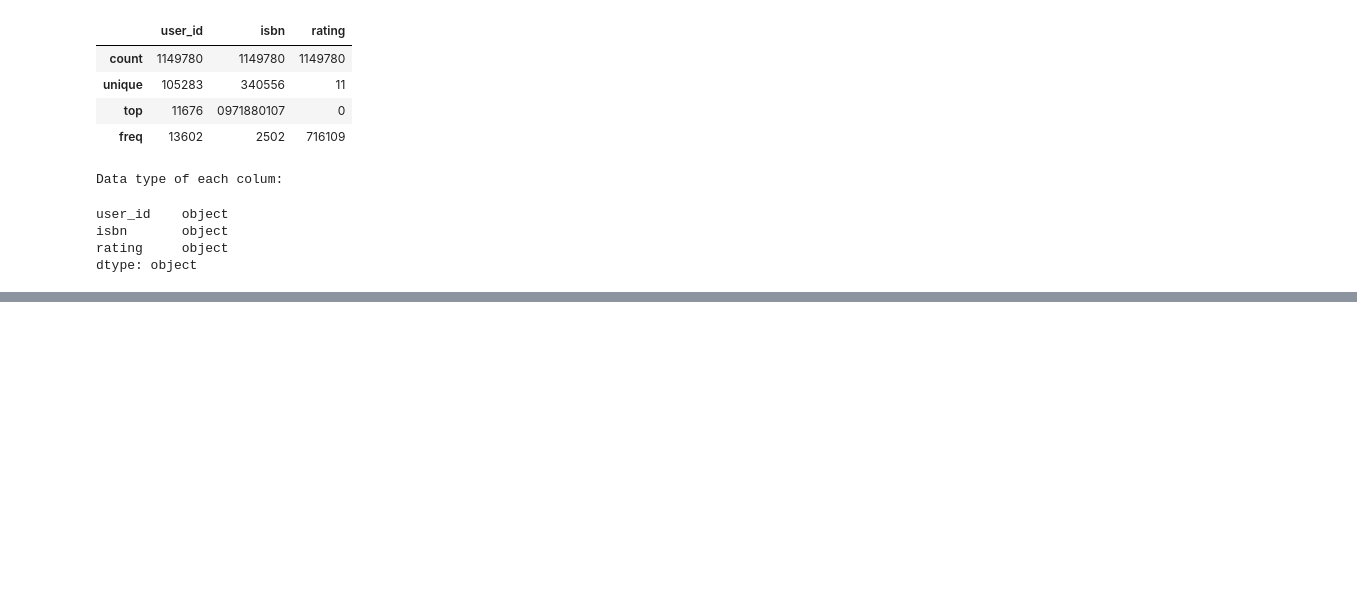
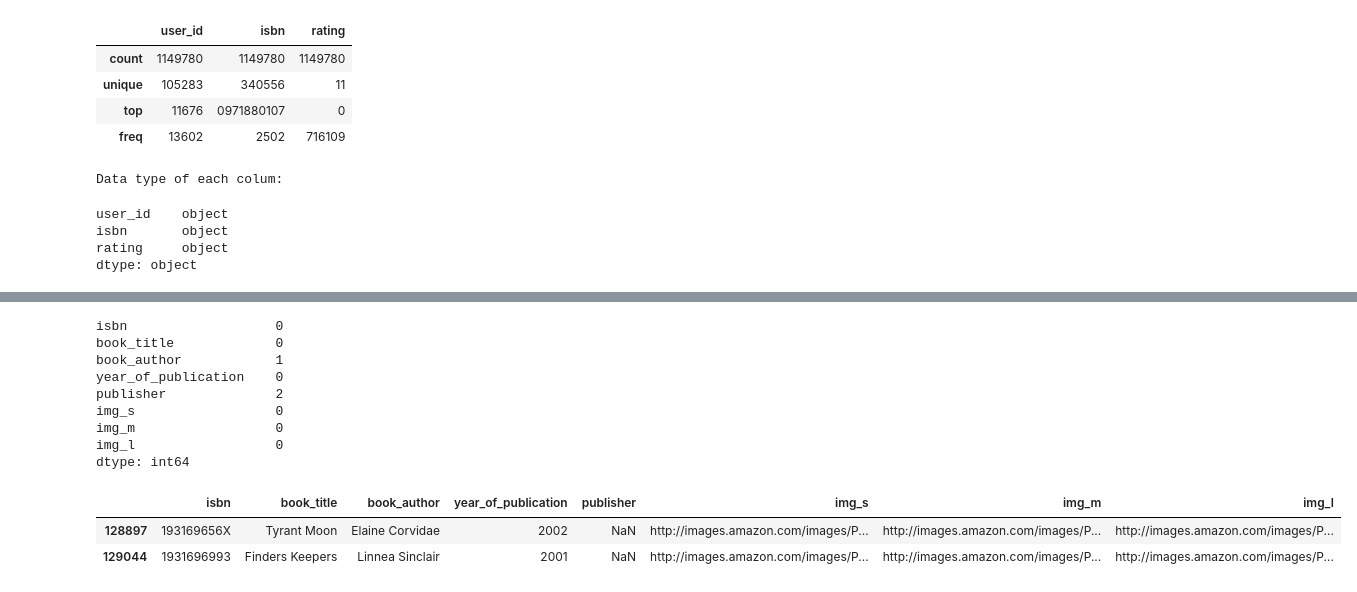
Before and after one commit to ngotruongminhdat/Final-Project--RS, a Jupyter notebook: Proccess_Data.ipynb, the cells around one changed output, grey strips where cells are left out. Saved outputs shown, nothing was run; the diff lists cells and outputs as text; code cells hidden in the pictures; blank space fills up the shorter version.

```diff
--- a/Proccess_Data.ipynb
+++ b/Proccess_Data.ipynb
@@ -128,0 +202,18 @@ books_df['year_of_publication'] = books_df['year_of_publication'].astype(int)
+# %%
+# Books dataframe
+
+books_df.isnull().sum()
+books_df.loc[books_df.publisher.isnull(),:]
+# %% [output]
+isbn                   0
+book_title             0
+book_author            1
+year_of_publication    0
+publisher              2
+img_s                  0
+img_m                  0
+img_l                  0
+dtype: int64
+|  | isbn | book_title | book_author | year_of_publication | publisher | img_s | img_m | img_l |
+| 128897 | 193169656X | Tyrant Moon | Elaine Corvidae | 2002 | NaN | http://images.amazon.com/images/P... | http://images.amazon.com/images/P... | http://images.amazon.com/images/P... |
+| 129044 | 1931696993 | Finders Keepers | Linnea Sinclair | 2001 | NaN | http://images.amazon.com/images/P... | http://images.amazon.com/images/P... | http://images.amazon.com/images/P... |
```
Also changed, not shown: parts of 16 cells of this notebook.
